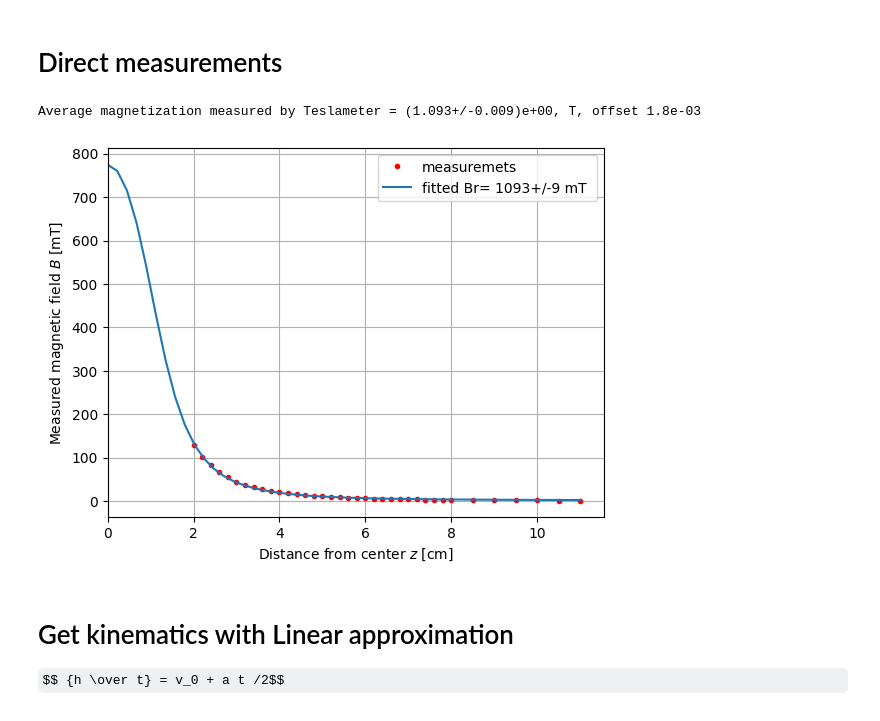
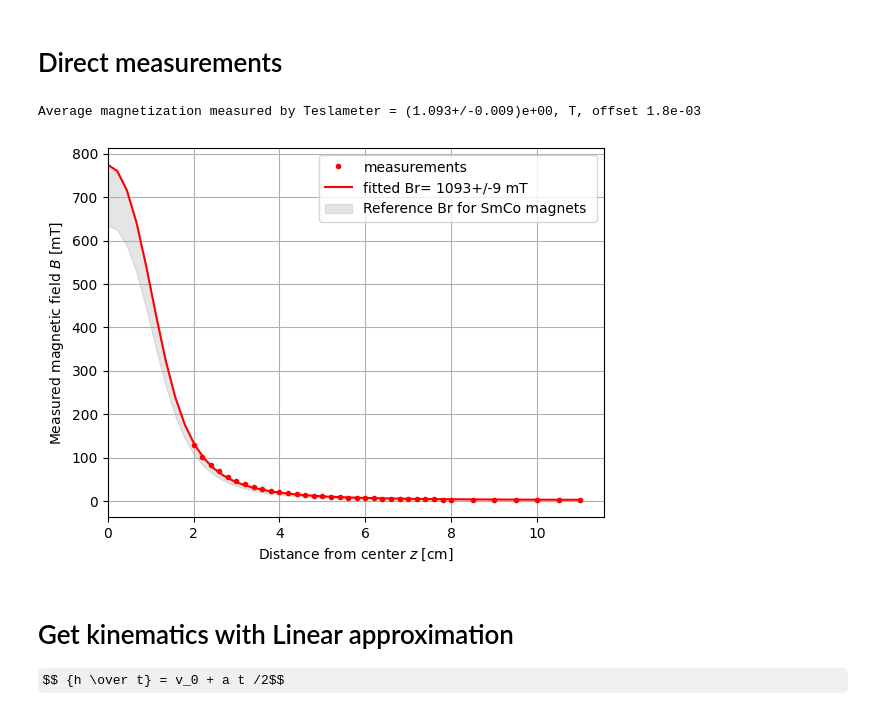
Before and after one commit to evgeny-kolonsky/Lab2_inductance, a Jupyter notebook: 2026.04/Lab2_Inductance_solution_ek.ipynb, the cells around one changed output. Drawn from its saved outputs; the diff is of its cells as text; code cells hidden in the pictures; some formulas as TeX source.

```diff
--- a/2026.04/Lab2_Inductance_solution_ek.ipynb
+++ b/2026.04/Lab2_Inductance_solution_ek.ipynb
@@ -56,12 +61,15 @@ A = np.pi * d**2 / 4 # square of the coil
 n2 = 50 # coil 2 number of windings
 n1 = 17 # coil 1 number of windings
 origin = 21 # cm
-Br_reference = 1.30 # T, +- 0.02, N42 https://www.magmamagnets.com/wp-content/uploads/2017/02/neodymium-magnetic-characterstics.pdf
+# https://ucpcdn.thyssenkrupp.com/_binary/UCPthyssenkruppBAMXSchulteMicrositeMagnettechnik/en/downloads/link-thyssenkruppMagnettechnik-Factsheet-samarium-cobalt-magnets.pdf
+Br_reference_low = 900e-3 # T
+Br_reference_top = 1090e-3 # T
 # %% [markdown]
 # Functions
 # %%
+url = 'https://raw.githubusercontent.com/evgeny-kolonsky/Lab2_inductance/refs/heads/main/2026.04/'
 def get_trace(num):
-    fname = f'{num:d}.csv'
+    fname = f'{url}{num:d}.csv'
     t, Vx, Vy = np.genfromtxt(fname, skip_header=1,
                               delimiter=',').T
     return t, Vx, Vy
@@ -86,31 +94,38 @@ def geometric_factor(z):
 # %% [markdown]
 # Direct measurements
 # %%
-filename = 'Magnetic_Field_Measurement.csv'
+filename = url + 'Magnetic_Field_Measurement.csv'
 z_measured, B_measured =  np.genfromtxt(filename, skip_header=1, delimiter=',',unpack=True)
 
 linz = geometric_factor(z_measured)
 fit = linregress(linz,  B_measured )
-plt.plot(z_measured*1e2, 1e3*B_measured, 'r.', label='measuremets')
+plt.plot(z_measured*1e2, 1e3*B_measured, 'r.', label='measurements')
 plt.xlabel(r'Distance from center $z$ [cm]')
 plt.ylabel(r'Measured magnetic field $B$ [mT]')
 plt.grid()
 
 Br = fit.slope
 Br_offset = fit.intercept
 Br_err = fit.stderr
 Br_measured = ufloat(Br, Br_err)
 z_dense = np.linspace(0, z_measured.max())
-plt.plot(z_dense*1e2, 1e3*  (Br  *geometric_factor(z_dense) + Br_offset), label=f'fitted Br= {Br_measured*1e3:.1u} mT ')
+gz = geometric_factor(z_dense)
+plt.plot(z_dense*1e2, 1e3*  (Br  *geometric_factor(z_dense) + Br_offset), \
+              color='r',\
+              label=f'fitted Br= {Br_measured*1e3:.1u} mT ')
+plt.fill_between(z_dense*1e2, y1=1e3* Br_reference_low *gz , y2=1e3* Br_reference_top *gz,\
+              color='grey', alpha=0.2, \
+              label=f'Reference Br for SmCo magnets ')
+
 plt.xlim(left=0)
 plt.legend()
 
 
 
 print(f"Average magnetization measured by Teslameter = {Br_measured:.1ue}, T, offset {Br_offset:.1e}")
 # %% [output]
 Average magnetization measured by Teslameter = (1.093+/-0.009)e+00, T, offset 1.8e-03
-[figure, old version]
+[figure, new version]
 # %% [markdown]
 # Get kinematics with  Linear approximation
 
```
Also changed, not shown: parts of 4 cells of this notebook.
